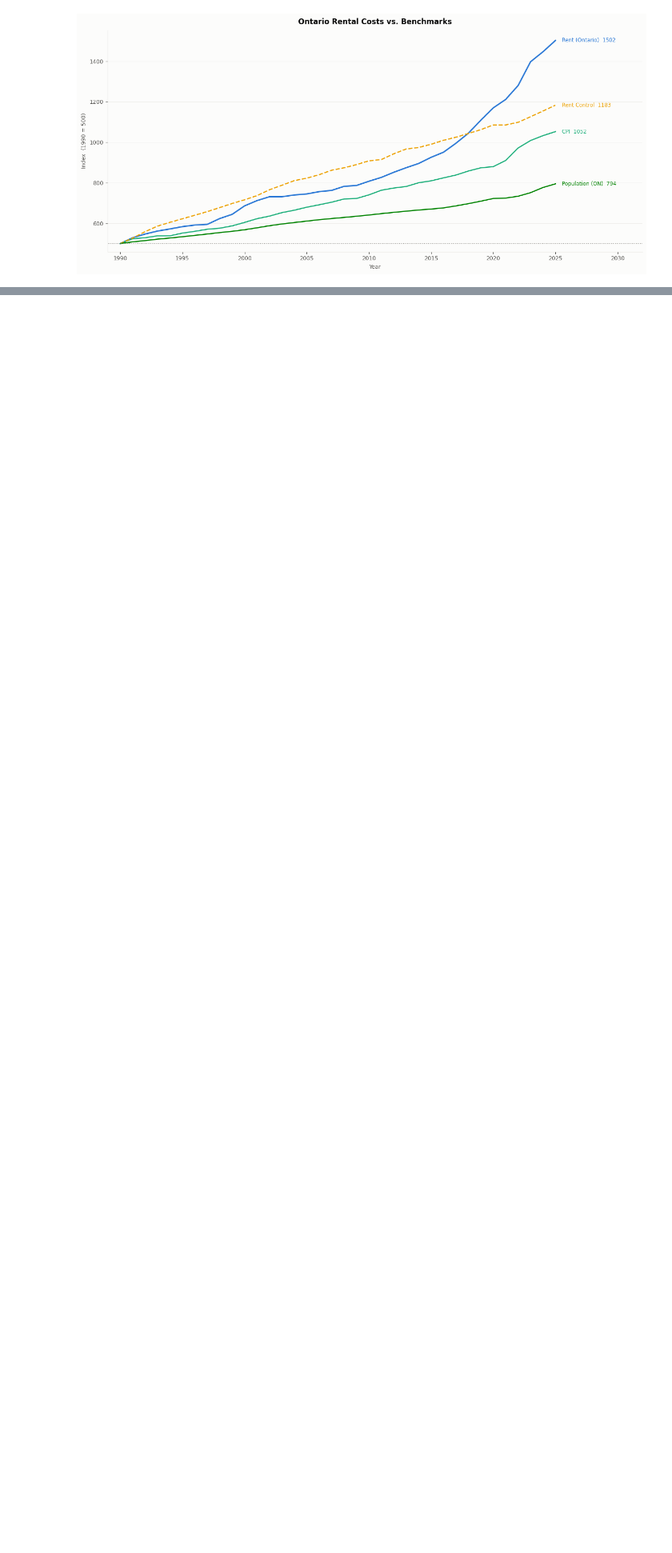
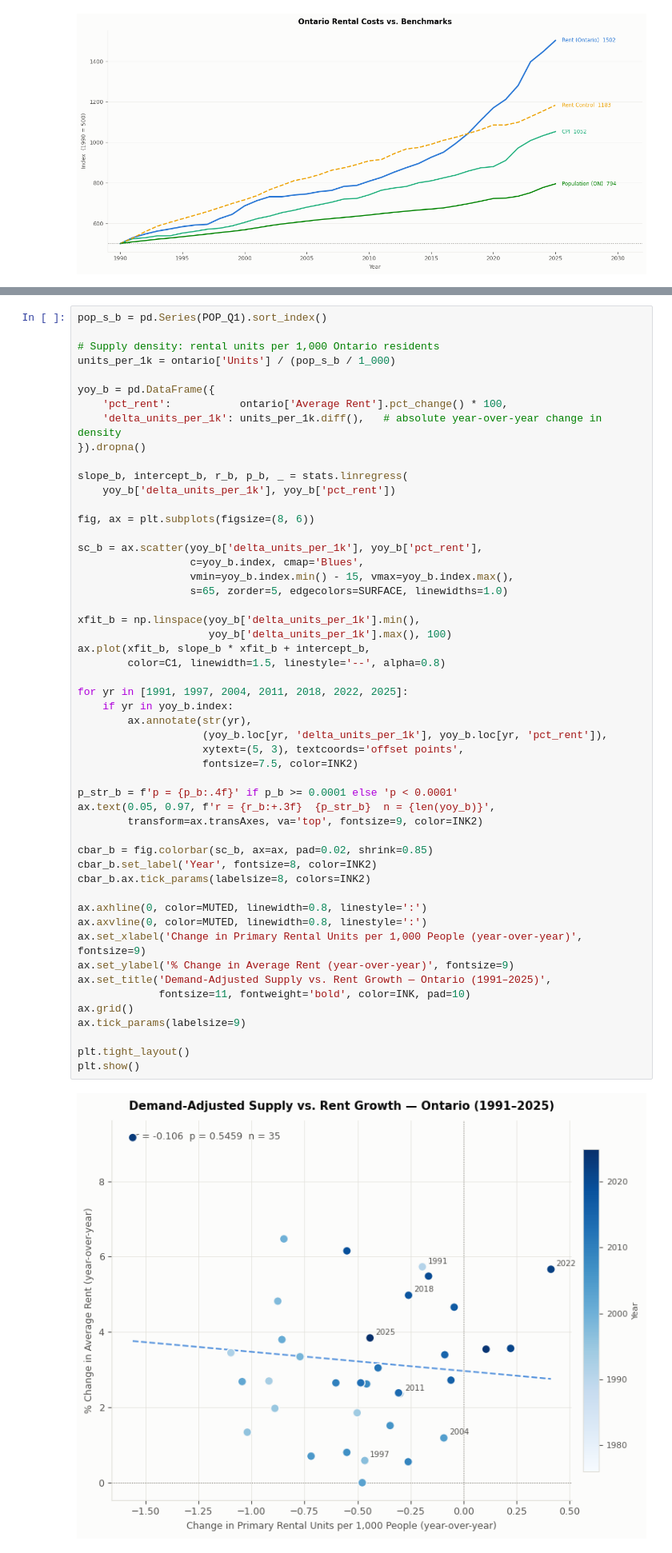
Before and after one commit to schoolofcities/renters, a Jupyter notebook: analysis/rents/explore_rental_data.ipynb, the cells around one changed output, grey strips where cells are left out. Shown at 80% size. Saved outputs shown, nothing was run; the diff lists cells and outputs as text; blank space fills up the shorter version.

```diff
--- a/analysis/rents/explore_rental_data.ipynb
+++ b/analysis/rents/explore_rental_data.ipynb
@@ -250,0 +259,54 @@ period_df[['Period', 'pct_units', 'pct_rent']].round(1)
+# %%
+pop_s_b = pd.Series(POP_Q1).sort_index()
+
+# Supply density: rental units per 1,000 Ontario residents
+units_per_1k = ontario['Units'] / (pop_s_b / 1_000)
+
+yoy_b = pd.DataFrame({
+    'pct_rent':           ontario['Average Rent'].pct_change() * 100,
+    'delta_units_per_1k': units_per_1k.diff(),   # absolute year-over-year change in density
+}).dropna()
+
+slope_b, intercept_b, r_b, p_b, _ = stats.linregress(
+    yoy_b['delta_units_per_1k'], yoy_b['pct_rent'])
+
+fig, ax = plt.subplots(figsize=(8, 6))
+
+sc_b = ax.scatter(yoy_b['delta_units_per_1k'], yoy_b['pct_rent'],
+                  c=yoy_b.index, cmap='Blues',
+                  vmin=yoy_b.index.min() - 15, vmax=yoy_b.index.max(),
+                  s=65, zorder=5, edgecolors=SURFACE, linewidths=1.0)
+
+xfit_b = np.linspace(yoy_b['delta_units_per_1k'].min(),
+                     yoy_b['delta_units_per_1k'].max(), 100)
+ax.plot(xfit_b, slope_b * xfit_b + intercept_b,
+        color=C1, linewidth=1.5, linestyle='--', alpha=0.8)
+
+for yr in [1991, 1997, 2004, 2011, 2018, 2022, 2025]:
+    if yr in yoy_b.index:
+        ax.annotate(str(yr),
+                    (yoy_b.loc[yr, 'delta_units_per_1k'], yoy_b.loc[yr, 'pct_rent']),
+                    xytext=(5, 3), textcoords='offset points',
+                    fontsize=7.5, color=INK2)
+
+p_str_b = f'p = {p_b:.4f}' if p_b >= 0.0001 else 'p < 0.0001'
+ax.text(0.05, 0.97, f'r = {r_b:+.3f}  {p_str_b}  n = {len(yoy_b)}',
+        transform=ax.transAxes, va='top', fontsize=9, color=INK2)
+
+cbar_b = fig.colorbar(sc_b, ax=ax, pad=0.02, shrink=0.85)
+cbar_b.set_label('Year', fontsize=8, color=INK2)
+cbar_b.ax.tick_params(labelsize=8, colors=INK2)
+
+ax.axhline(0, color=MUTED, linewidth=0.8, linestyle=':')
+ax.axvline(0, color=MUTED, linewidth=0.8, linestyle=':')
+ax.set_xlabel('Change in Primary Rental Units per 1,000 People (year-over-year)', fontsize=9)
+ax.set_ylabel('% Change in Average Rent (year-over-year)', fontsize=9)
+ax.set_title('Demand-Adjusted Supply vs. Rent Growth — Ontario (1991–2025)',
+             fontsize=11, fontweight='bold', color=INK, pad=10)
+ax.grid()
+ax.tick_params(labelsize=9)
+
+plt.tight_layout()
+plt.show()
+# %% [output]
+[figure, added]
```
Also changed, not shown: parts of 8 cells of this notebook.
